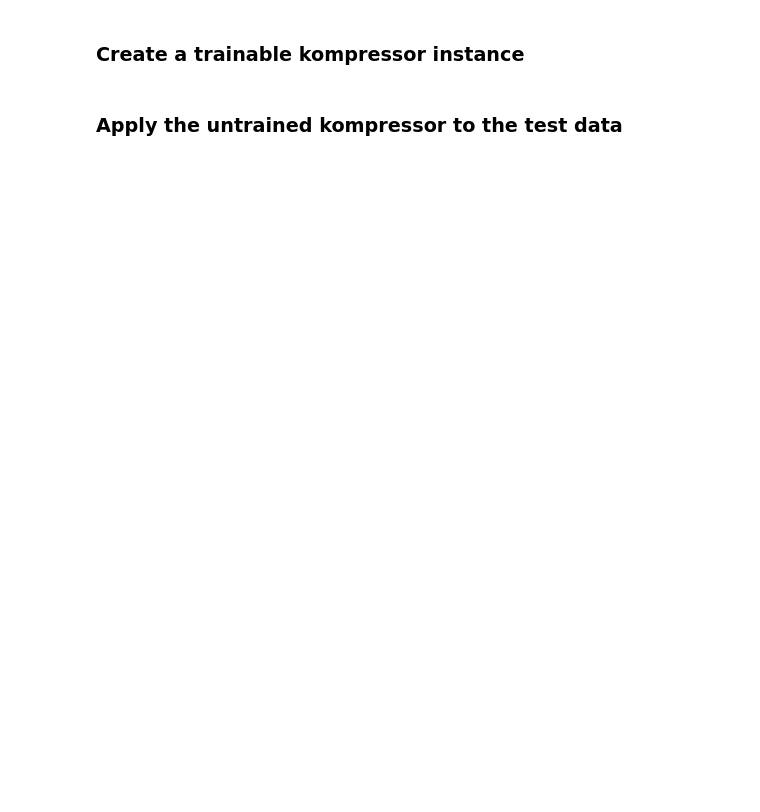
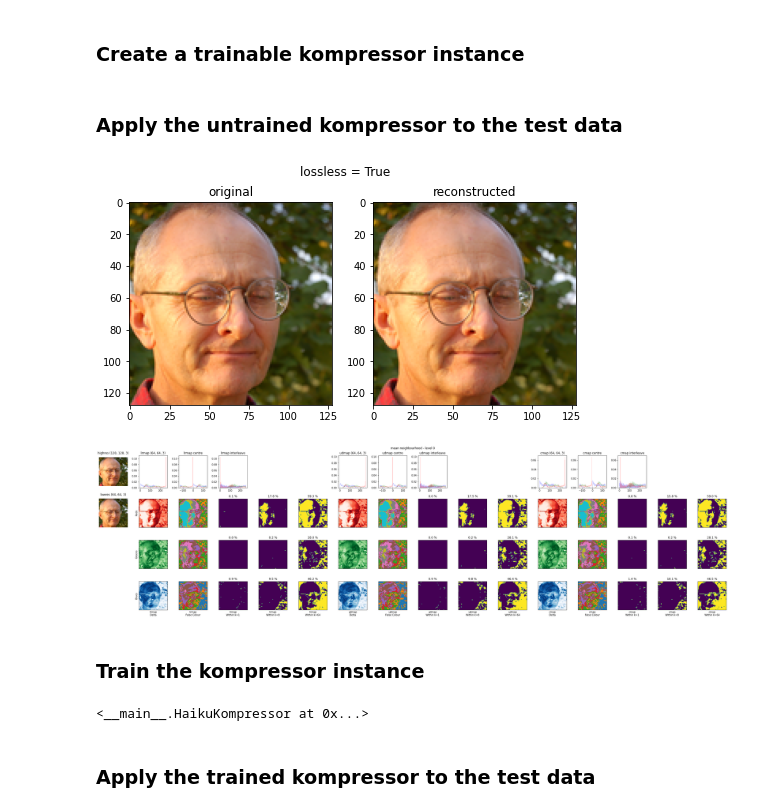
Before and after one commit to rosalindfranklininstitute/kompressor, a Jupyter notebook: examples/train_mlp_predictor.ipynb, the cells around one changed output. Drawn from its saved outputs; the diff is of its cells as text; code cells hidden in the pictures; blank space fills up the shorter version.

Commit message:
Update training example notebook

```diff
--- a/examples/train_mlp_predictor.ipynb
+++ b/examples/train_mlp_predictor.ipynb
@@ -36,7 +25,7 @@ levels = 1
 # %% [markdown]
 ### Select neighbourhood size for prediction model
 # %%
-padding = 1
+padding = 4
 
 # At padding=0 use neighbours [A-D] to predict values [0-4]
 
@@ -379,24 +371,24 @@ def plot_maps(title, highres, lowres, maps):
     bins = np.arange(257)
     for midx, (label, m) in enumerate(zip(['lrmap', 'udmap', 'cmap'], maps)):
 
-        im = kom.utils.encode_transform_interleaved_uint8(m)
-        cm = jnp.int32(kom.utils.encode_transform_centre_uint8(m)) - 128
+        im = kom.mapping.uint8.encode_transform_interleaved(m)
+        cm = jnp.int32(kom.mapping.uint8.encode_transform_centre(m)) - 128
 
         plt.sca(ax[0, (midx*(2+len(ks)))+1])
         plt.title(f'{label} {m[0].shape}')
-        sns.despine(ax=plt.gca())
+        #sns.despine(ax=plt.gca())
         for cidx, colour in reversed(list(enumerate('rgb'))):
             plt.hist(np.array(m[0, ..., cidx]).flatten(), bins=bins, color=colour, alpha=0.25, histtype='step', density=True)
 
         plt.sca(ax[0, (midx*(2+len(ks)))+2])
         plt.title(f'{label} centre')
-        sns.despine(ax=plt.gca())
+        #sns.despine(ax=plt.gca())
         for cidx, colour in reversed(list(enumerate('rgb'))):
             plt.hist(np.array(cm[0, ..., cidx]).flatten(), bins=bins-128, color=colour, alpha=0.25, histtype='step', density=True)
 
         plt.sca(ax[0, (midx*(2+len(ks)))+3])
         plt.title(f'{label} interleave')
-        sns.despine(ax=plt.gca())
+        #sns.despine(ax=plt.gca())
         for cidx, colour in reversed(list(enumerate('rgb'))):
             plt.hist(np.array(im[0, ..., cidx]).flatten(), bins=bins, color=colour, alpha=0.25, histtype='step', density=True)
 
@@ -442,0 +437,9 @@ def plot_maps(title, highres, lowres, maps):
+# %%
+ffhq_paths = sorted(list(glob('/home/pje39613/ffhq/data/thumbnails128x128/*/*/*.png')))
+
+ffhq_split = int(len(ffhq_paths) * 0.8)
+
+ffhq_train = ffhq_paths[:ffhq_split]
+ffhq_test  = ffhq_paths[ffhq_split:]
+
+print('ffhq_train', len(ffhq_train), 'ffhq_test', len(ffhq_test))
@@ -454,6 +477,44 @@ compressor = HaikuKompressor(encode_fn=encode_fn, decode_fn=decode_fn, padding=p
                              model_fn=ConvolutionalEncoder, predictions_fn=RegressionPredictor).init(ds_train)
 # %% [markdown]
 ### Apply the untrained kompressor to the test data
+# %%
+original_highres = jnp.array(next(iter(ds_eval_test))[:1])
+
+encoded_lowres, encoded_maps = compressor.encode(original_highres, levels=levels, debug=True)
+reconstructed_highres        = compressor.decode(encoded_lowres, encoded_maps, debug=True)
+
+fig, ax = plt.subplots(1, 2, figsize=(8,4), facecolor='w')
+
+plt.suptitle(f'lossless = {np.allclose(original_highres[0], reconstructed_highres[0])}')
+
+plt.sca(ax[0])
+plt.title('original')
+plt.imshow(original_highres[0])
+
+plt.sca(ax[1])
+plt.title('reconstructed')
+plt.imshow(reconstructed_highres[0])
+
+plt.show()
+
+for level, (lowres, (maps, dims), highres) in enumerate(encoded_maps):
+    plot_maps(f'mean neighbourhood - level {level}', highres, lowres, maps)
+# %% [output]
+[figure, added]
+[figure, added]
+# %% [markdown]
+### Train the kompressor instance
+# %%
+callbacks = [
+    HaikuMetricsCallback(log_dir=os.path.join('logs', datetime.datetime.now().strftime("%Y%m%d-%H%M%S")),
+                         chunk=256, ds_train=ds_eval_train, ds_test=ds_eval_test, log_freq=1000, levels=1)
+]
+
+compressor.fit(ds_train=ds_train, start_step=0, end_step=100001, callbacks=callbacks)
+# %% [output]
+<__main__.HaikuKompressor at 0x...>
+# %% [markdown]
+### Apply the trained kompressor to the test data
 # %%
 encoded_lowres, encoded_maps = compressor.encode(original_highres, levels=levels, debug=True)
 reconstructed_highres        = compressor.decode(encoded_lowres, encoded_maps, debug=True)
```
Also changed, not shown: parts of 15 cells of this notebook.
